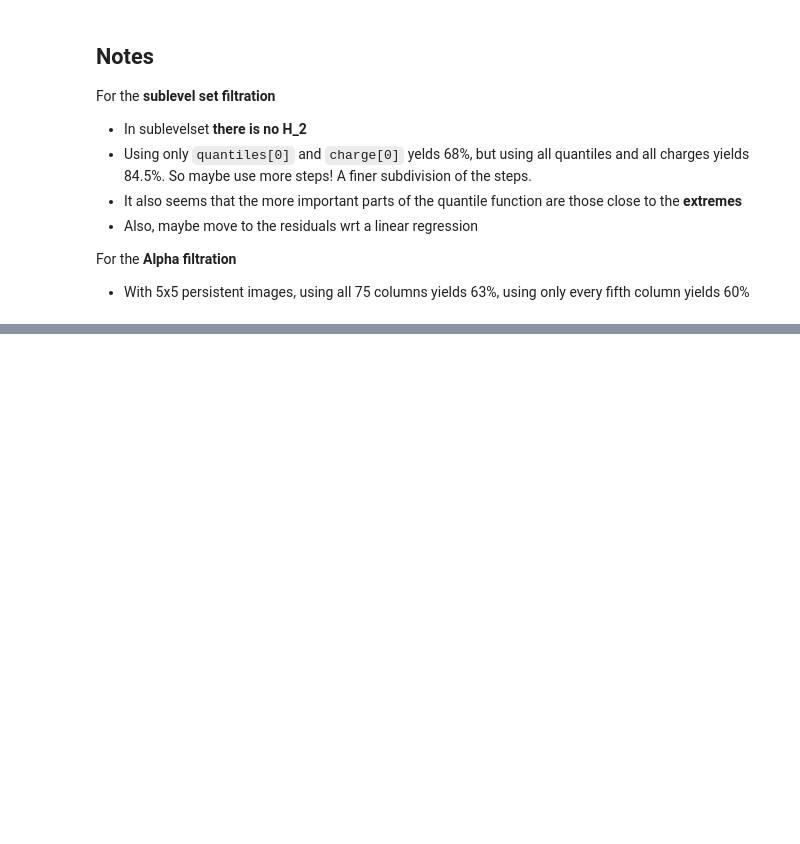
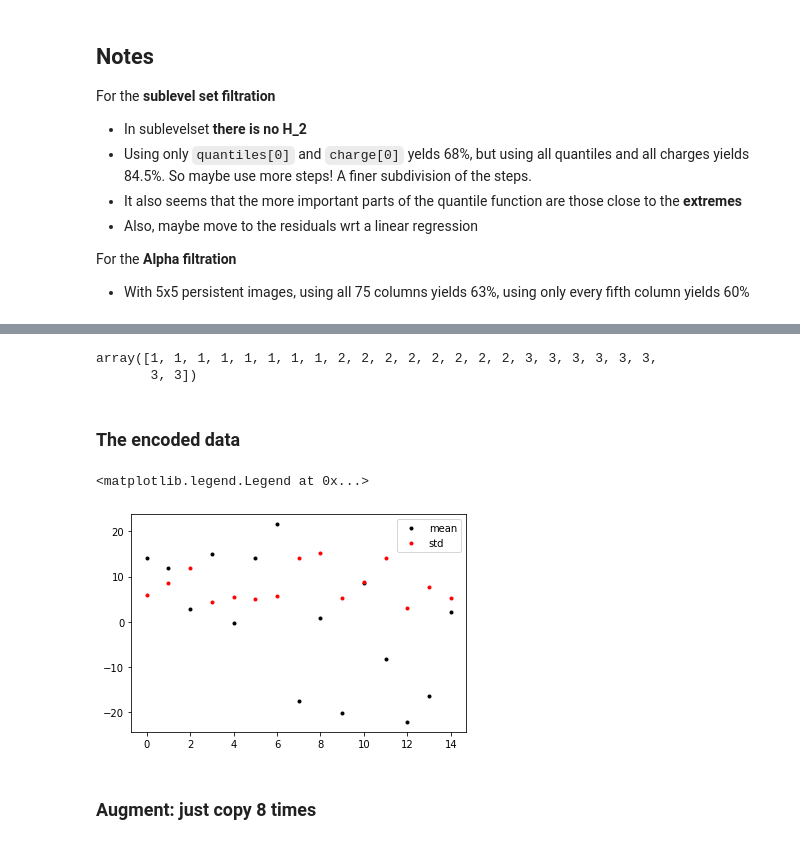
Before and after one commit to marcoguerra192/ProteinClassifier2025, a Jupyter notebook: FeatureEngineering.ipynb, the cells around one changed output, grey strips where cells are left out. Drawn from its saved outputs; the diff is of its cells as text; code cells hidden in the pictures; blank space fills up the shorter version.

```diff
--- a/FeatureEngineering.ipynb
+++ b/FeatureEngineering.ipynb
@@ -317,0 +398,21 @@ For the **Alpha filtration**
+# %%
+v.reshape(-1)
+# %% [output]
+array([1, 1, 1, 1, 1, 1, 1, 1, 2, 2, 2, 2, 2, 2, 2, 2, 3, 3, 3, 3, 3, 3,
+       3, 3])
+# %% [markdown]
+### The encoded data
+# %%
+dataEncAlpha = np.load( './data/data/saved_descriptors/train_set/EncodedAlphaProminent.npy')
+# %%
+means = np.mean(dataEncAlpha, axis=0)
+stds = np.std(dataEncAlpha, axis=0)
+# %%
+plt.plot(means, '.k', label='mean')
+plt.plot(stds, '.r',label='std')
+plt.legend()
+# %% [output]
+<matplotlib.legend.Legend at 0x...>
+[figure, added]
+# %% [markdown]
+### Augment: just copy 8 times
```
Also changed, not shown: parts of 35 cells of this notebook, 6 other files.
